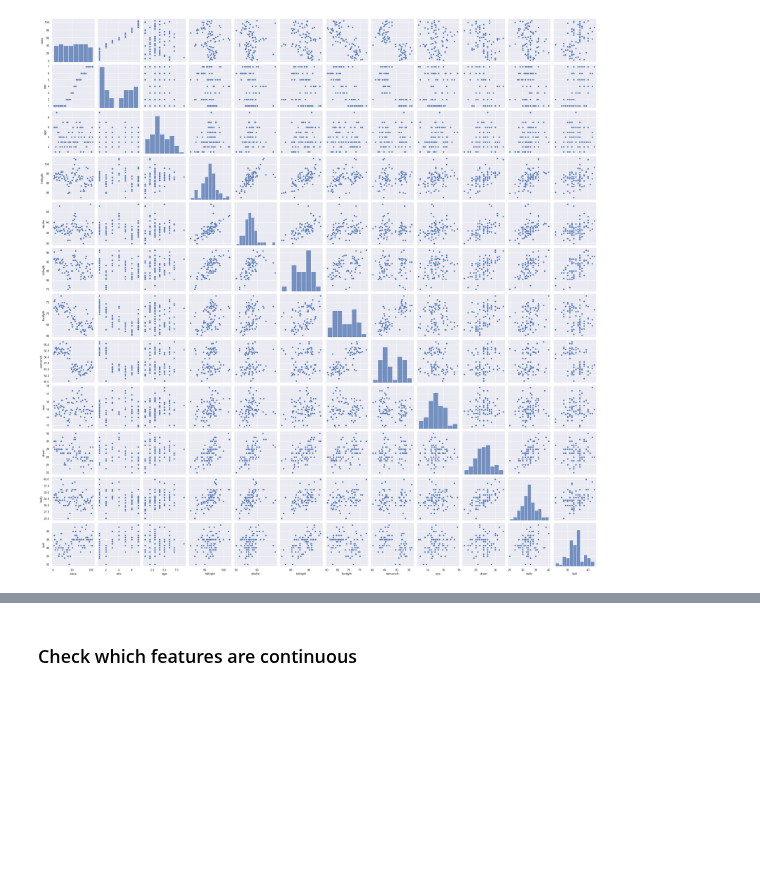
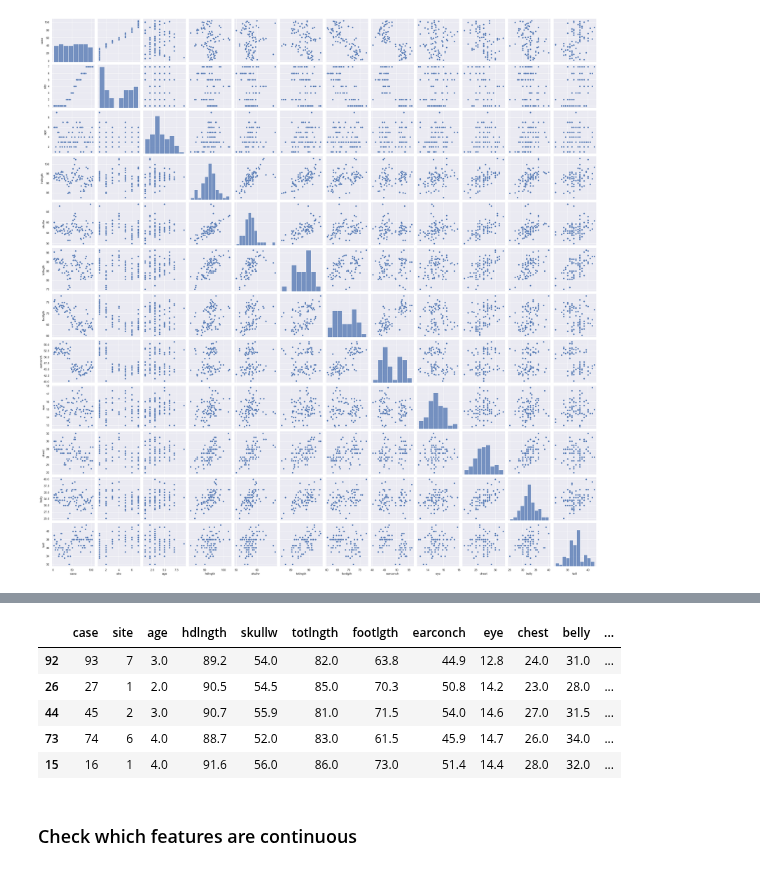
Before and after one commit to OscarKodes/regression_practice_heart_attack_data, a Jupyter notebook: Possum - Regression.ipynb, the cells around one changed output, grey strips where cells are left out. Saved outputs shown, nothing was run; the diff lists cells and outputs as text; code cells hidden in the pictures; blank space fills up the shorter version.

```diff
--- a/Possum - Regression.ipynb
+++ b/Possum - Regression.ipynb
@@ -168,3 +199,20 @@ sns.pairplot(training_set)
+# %%
+# One hot encode categorical features for the X_train and X_test sets
+
+X_train = pd.get_dummies(X_train, columns=['Pop', 'sex'], drop_first=True)
+X_test = pd.get_dummies(X_test, columns=['Pop', 'sex'], drop_first=True)
+
+# see all columns
+pd.set_option('display.max_columns', None)
+
+X_train.head()
+# %% [output]
+|  | case | site | age | hdlngth | skullw | totlngth | footlgth | earconch | eye | chest | belly | ... |
+| 92 | 93 | 7 | 3.0 | 89.2 | 54.0 | 82.0 | 63.8 | 44.9 | 12.8 | 24.0 | 31.0 | ... |
+| 26 | 27 | 1 | 2.0 | 90.5 | 54.5 | 85.0 | 70.3 | 50.8 | 14.2 | 23.0 | 28.0 | ... |
+| 44 | 45 | 2 | 3.0 | 90.7 | 55.9 | 81.0 | 71.5 | 54.0 | 14.6 | 27.0 | 31.5 | ... |
+| 73 | 74 | 6 | 4.0 | 88.7 | 52.0 | 83.0 | 61.5 | 45.9 | 14.7 | 26.0 | 34.0 | ... |
+| 15 | 16 | 1 | 4.0 | 91.6 | 56.0 | 86.0 | 73.0 | 51.4 | 14.4 | 28.0 | 32.0 | ... |
 # %% [markdown]
 ### Check which features are continuous
 # %%
```
Also changed, not shown: parts of 18 cells of this notebook.
